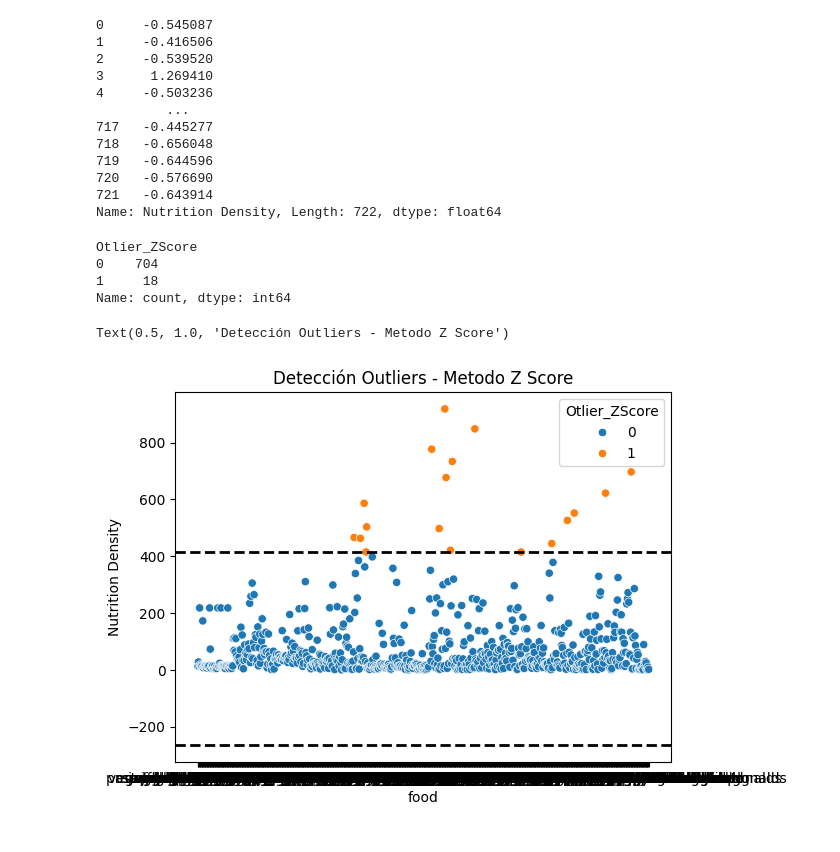
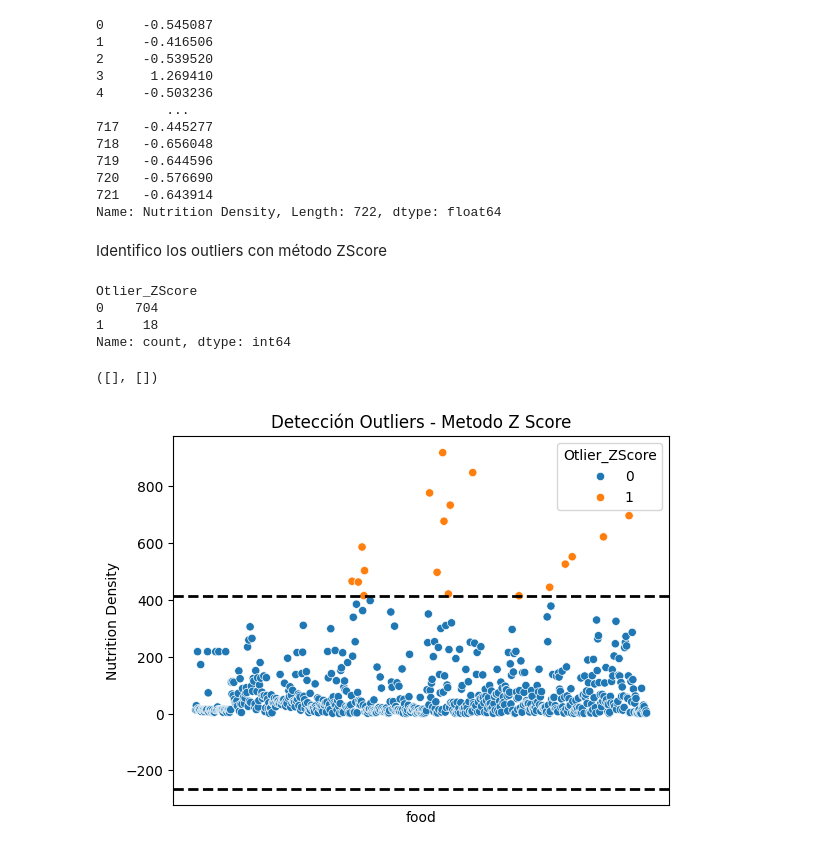
Before and after one commit to NatanCuello30/Data-Science-1, a Jupyter notebook: DataScience/FINAL_FOOD_DATASET/ProyectoDS_Parte1_+Cuello.ipynb, the cells around one changed output. Cells and saved outputs as stored; diff of their text form; code cells hidden in the pictures.

```diff
--- a/DataScience/FINAL_FOOD_DATASET/ProyectoDS_Parte1_+Cuello.ipynb
+++ b/DataScience/FINAL_FOOD_DATASET/ProyectoDS_Parte1_+Cuello.ipynb
@@ -812,6 +790,8 @@ print(valores_z)
 720   -0.576690
 721   -0.643914
 Name: Nutrition Density, Length: 722, dtype: float64
+# %% [markdown]
+Identifico los outliers con método ZScore
 # %%
 # Identifico outliers:
 df['Otlier_ZScore'] = np.where((valores_z < limite_inf) | (valores_z > limite_sup),1,0)
@@ -824,24 +804,27 @@ Name: count, dtype: int64
 # %%
 limite_inf_tr = limite_inf * desvio + media
 limite_sup_tr = limite_sup * desvio + media
 
 # Grafico
 plt.figure()
 sns.scatterplot(data = df,
                 x = 'food',
                 y = 'Nutrition Density',
                hue = 'Otlier_ZScore')
 plt.axhline(y = limite_inf_tr,
             color = 'black',
             linestyle = '--',
             label = 'Limite Inferior',
             linewidth = 2)
 plt.axhline(y = limite_sup_tr,
             color = 'black',
             linestyle = '--',
             label = 'Limite Superior',
             linewidth = 2)
 plt.title('Detección Outliers - Metodo Z Score')
+
+# Eliminar las etiquetas del eje X
+plt.xticks([])
 # %% [output]
-Text(0.5, 1.0, 'Detección Outliers - Metodo Z Score')
+([], [])
-[figure, old version]
+[figure, new version]
```
Also changed, not shown: parts of 19 cells of this notebook.
